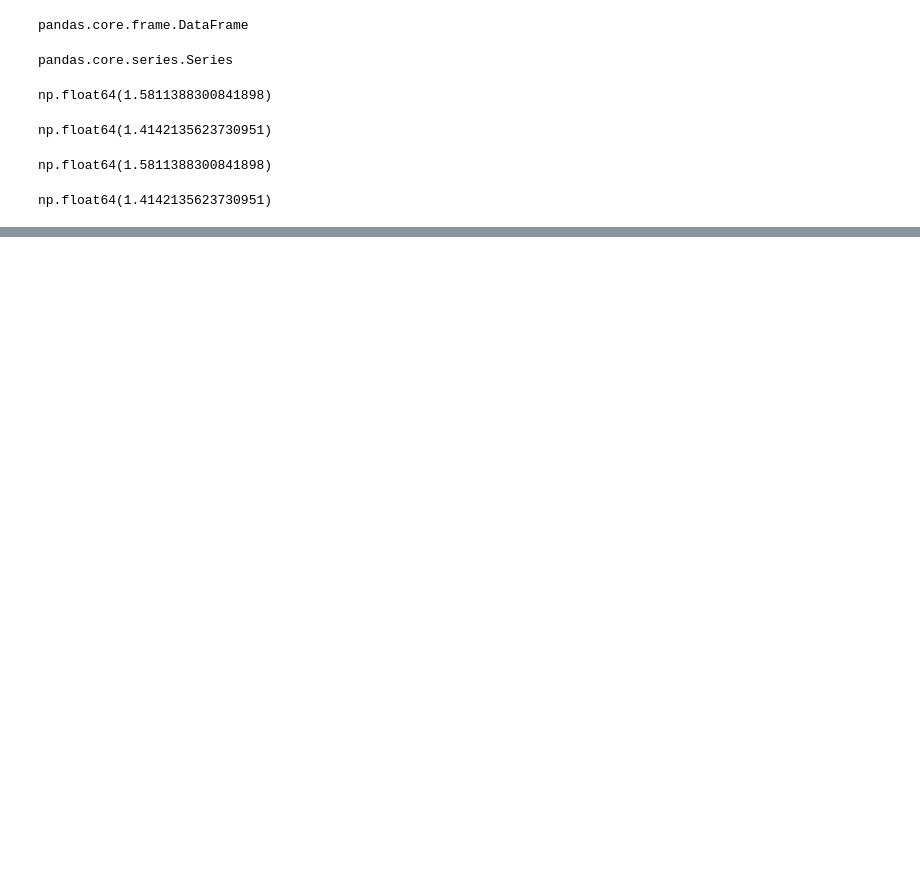
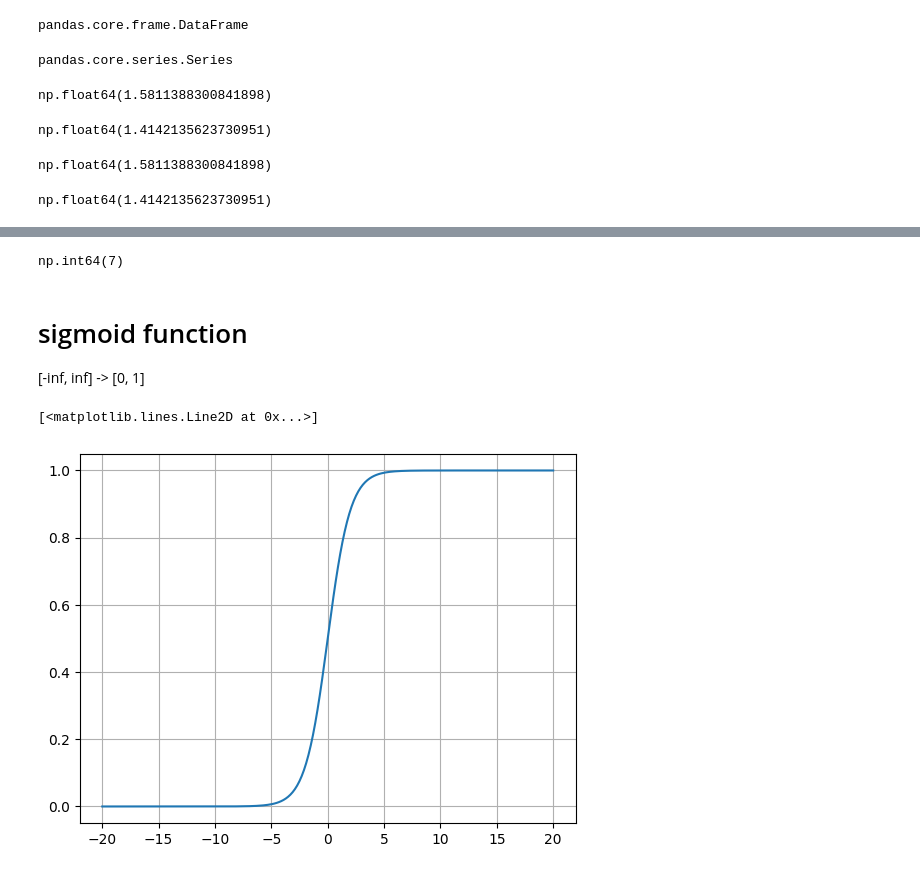
Before and after one commit to k26rahul/ml-april-25, a Jupyter notebook: fcc-MAGIC/test.ipynb, the cells around one changed output, grey strips where cells are left out. Saved outputs shown, nothing was run; the diff lists cells and outputs as text; code cells hidden in the pictures; blank space fills up the shorter version.

```diff
--- a/fcc-MAGIC/test.ipynb
+++ b/fcc-MAGIC/test.ipynb
@@ -418,0 +439,28 @@ np.float64(1.4142135623730951)
+# %%
+mode_num = array[0]
+mode_freq = 1
+for num in freq:
+  if freq[num] > mode_freq:
+    mode_freq = freq[num]
+    mode_num = num
+
+mode_num
+# %% [output]
+np.int64(7)
+# %% [markdown]
+# sigmoid function
+
+[-inf, inf] -> [0, 1]
+# %%
+def sigmoid(x):
+  return 1 / (1 + np.e ** -x)
+
+
+x = np.linspace(-20, 20, 200)
+y = np.vectorize(sigmoid)(x)
+
+plt.plot(x, y)
+plt.grid()
+# %% [output]
+[<matplotlib.lines.Line2D at 0x...>]
+[figure, added]
```
Also changed, not shown: parts of 2 cells of this notebook, 2 other files.
